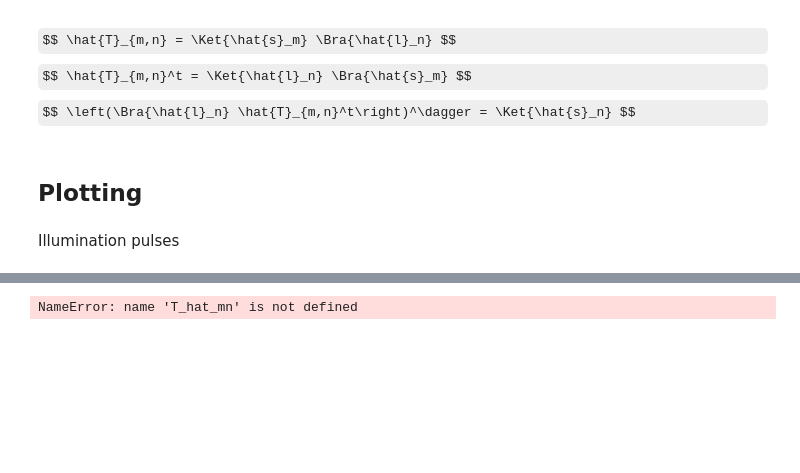
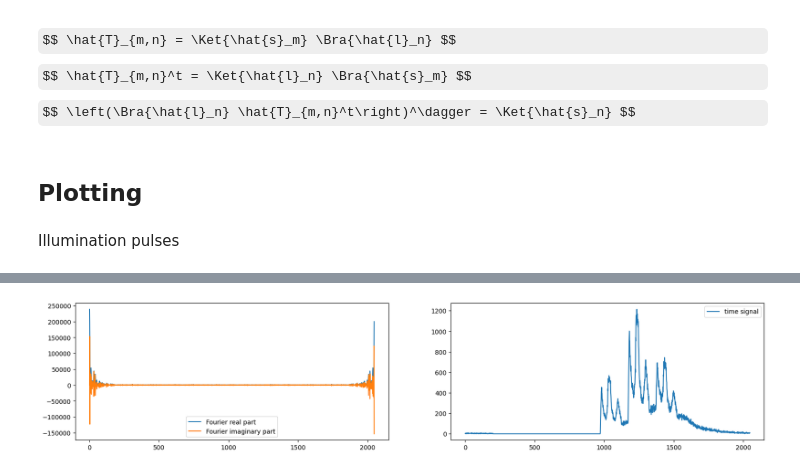
Before and after one commit to p-luesia/NLOS_dirac_not, a Jupyter notebook: experiments.ipynb, the cells around one changed output, grey strips where cells are left out. Drawn from its saved outputs; the diff is of its cells as text; code cells hidden in the pictures; some formulas as TeX source; blank space fills up the shorter version.

```diff
--- a/experiments.ipynb
+++ b/experiments.ipynb
@@ -122,17 +125,17 @@ plt.show()
 # %%
-fig, ax = plt.subplots(T_hat_mn.shape[1], 2, figsize=(20, 8))
+fig, ax = plt.subplots(T_hat_mn.shape[1], 2, figsize=(20, 4*T_hat_mn.shape[1]))
 for i, t in enumerate(T_hat_mn[0]):
     if T_hat_mn.shape[1] > 1:
         axs = ax[i]
     else:
         axs = ax
     axs[0].plot(np.abs(t), label = 'Fourier real part')
     axs[0].plot(np.imag(t), label = 'Fourier imaginary part')
     axs[0].legend()
     axs[1].plot(np.real(np.fft.ifft(t)), label='time signal')
     axs[1].legend()
 
 plt.show()
 # %% [output]
-NameError: name 'T_hat_mn' is not defined
+[figure, added]
 # %%
```
Also changed, not shown: parts of 10 cells of this notebook, 1 other file.
